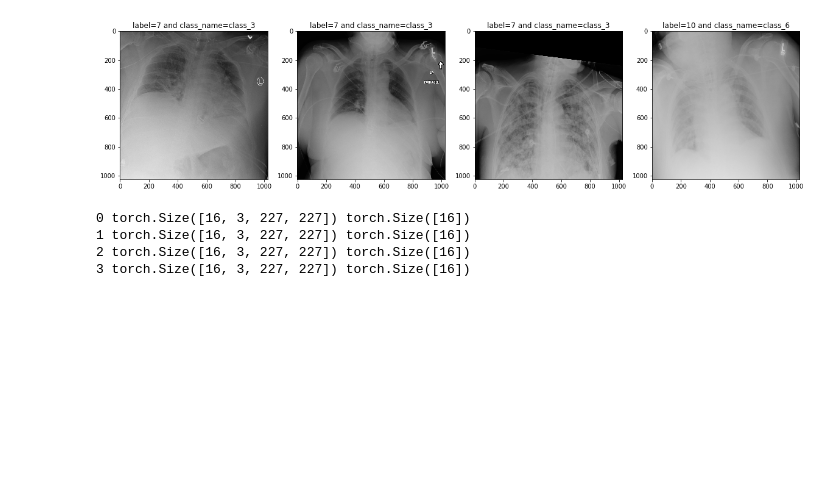
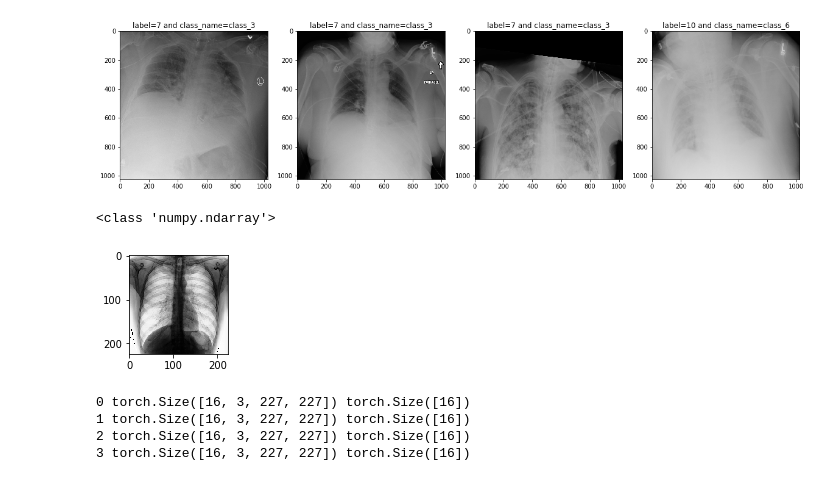
Before and after one commit to divyanshj16/chestnet_hackerearth, a Jupyter notebook: data_exploration.ipynb, the cells around one changed output. Drawn from its saved outputs; the diff is of its cells as text; code cells hidden in the pictures; blank space fills up the shorter version.

```diff
--- a/data_exploration.ipynb
+++ b/data_exploration.ipynb
@@ -165,11 +171,6 @@ labels_tr.set_index('image_name').head()
 | scan_00010.png | id_10 | 58 | M | 0 | class_3 |
 | scan_0001000.png | id_1000 | 64 | M | 0 | class_6 |
 | scan_00010000.png | id_10000 | 33 | M | 1 | class_3 |
-# %%
-def show_sample(img,label = None,mapping=None):
-    plt.imshow(img)
-    if label:
-        plt.title("label={} and class_name={}".format(label,mapping[label]))
 # %%
 classes_dict = dict(enumerate(labels_tr.detected.astype('category').cat.categories))
 labels_tr['detected_id'] = labels_tr.detected.astype('category').cat.codes
@@ -269,6 +270,20 @@ transformed_dataset = XRayDataset(f'{data_folder}train.csv',f'{data_folder}',tra
 use_gpu, num_workers = get_pm_for_dl()
 
 samplers, dataloaders = get_dataloaders(transformed_dataset,16,num_workers,use_gpu)
+# %%
+fig = plt.figure()
+sample = transformed_dataset[65]
+# transformed_sample = tsfrm(sample['image'])
+
+ax = plt.subplot(1, 3, 1)
+# plt.tight_layout()
+# ax.set_title(type(tsfrm).__name__)
+show_sample(Image.fromarray(np.uint8(sample['image']*255)))
+
+plt.show()
+# %% [output]
+<class 'numpy.ndarray'>
+[figure, added]
 # %%
 for i_batch, sample_batched in enumerate(dataloaders['train']):
     print(i_batch, sample_batched['image'].size(),sample_batched['label'].size())
```
Also changed, not shown: parts of 9 cells of this notebook, 4 other files.
